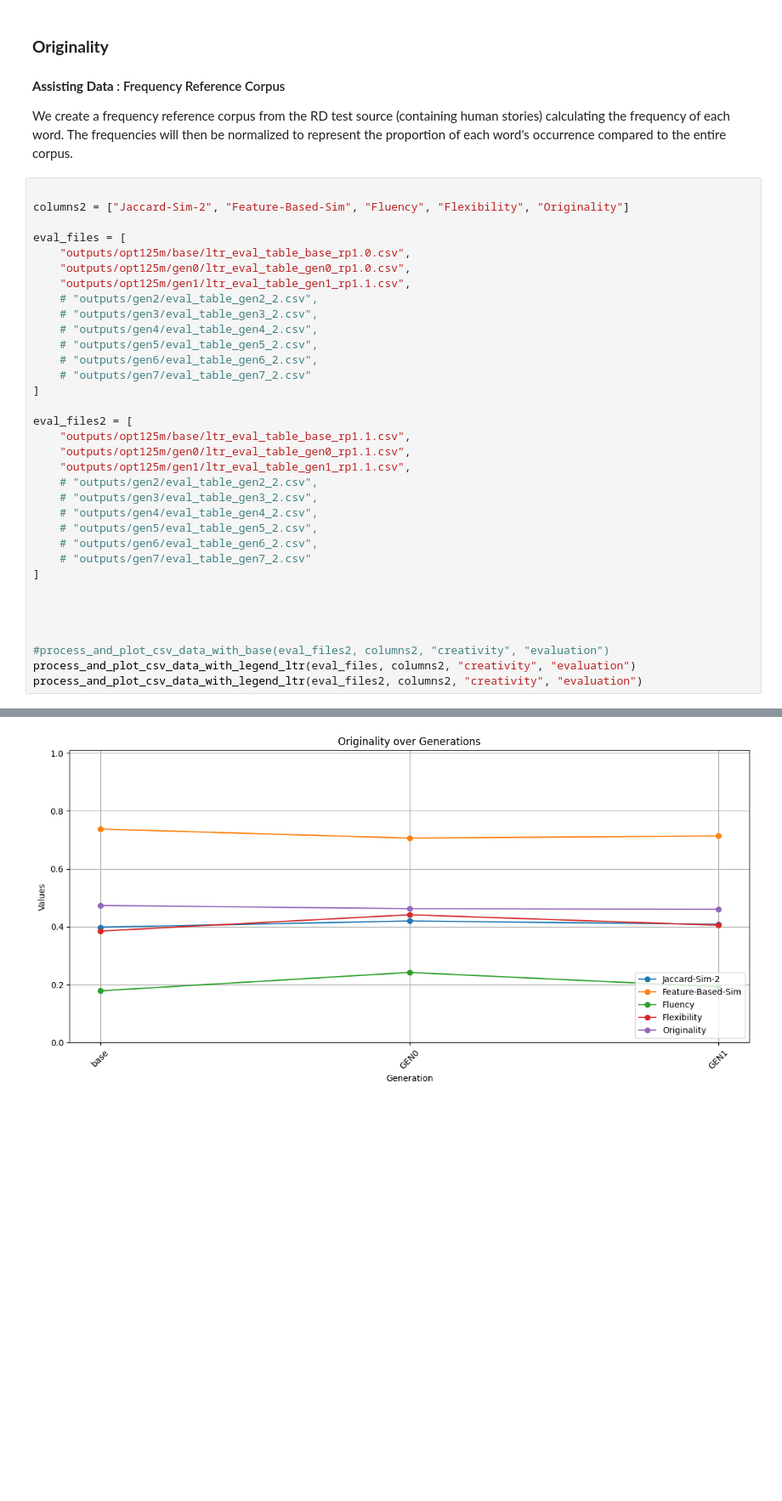
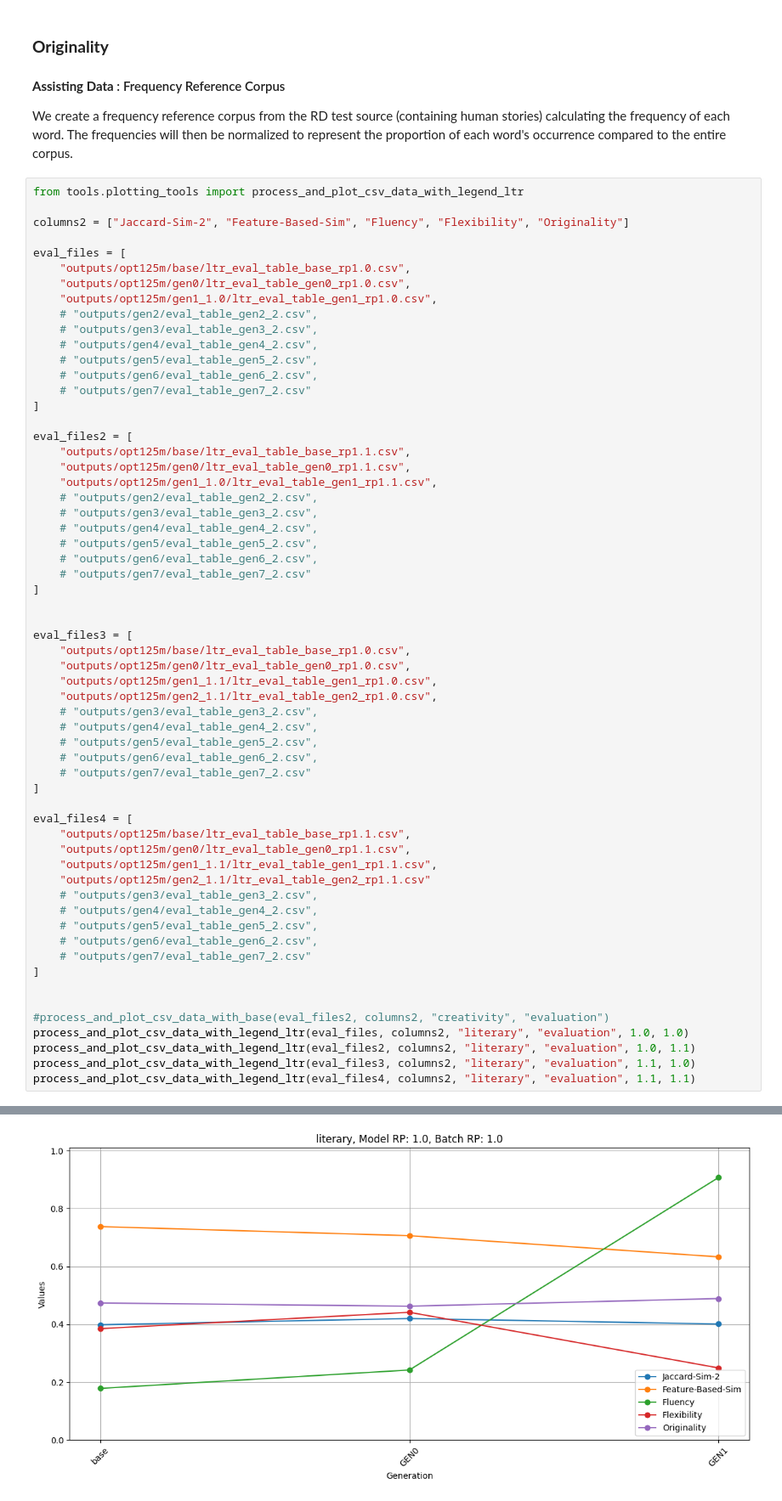
Before and after one commit to VasilisAvgoustakis/BA_Thesis_Experiment, a Jupyter notebook: evaluation.ipynb, the cells around one changed output, grey strips where cells are left out. Shown at 85% size. Drawn from its saved outputs; the diff is of its cells as text; blank space fills up the shorter version.

```diff
--- a/evaluation.ipynb
+++ b/evaluation.ipynb
@@ -209,13 +172,14 @@ We intentionally employ the prompt file for this purpose, believing that this ap
 #### **Assisting Data** : Frequency Reference Corpus
 We create a frequency reference corpus from the RD test source (containing human stories) calculating the frequency of each word. The frequencies will then be normalized to represent the proportion of each word's occurrence compared to the entire corpus.
 # %%
+from tools.plotting_tools import process_and_plot_csv_data_with_legend_ltr
 
 columns2 = ["Jaccard-Sim-2", "Feature-Based-Sim", "Fluency", "Flexibility", "Originality"]
 
 eval_files = [
     "outputs/opt125m/base/ltr_eval_table_base_rp1.0.csv",
     "outputs/opt125m/gen0/ltr_eval_table_gen0_rp1.0.csv",
-    "outputs/opt125m/gen1/ltr_eval_table_gen1_rp1.1.csv",
+    "outputs/opt125m/gen1_1.0/ltr_eval_table_gen1_rp1.0.csv",
     # "outputs/gen2/eval_table_gen2_2.csv",
     # "outputs/gen3/eval_table_gen3_2.csv",
     # "outputs/gen4/eval_table_gen4_2.csv",
@@ -227,7 +191,7 @@ eval_files = [
 eval_files2 = [
     "outputs/opt125m/base/ltr_eval_table_base_rp1.1.csv",
     "outputs/opt125m/gen0/ltr_eval_table_gen0_rp1.1.csv",
-    "outputs/opt125m/gen1/ltr_eval_table_gen1_rp1.1.csv",
+    "outputs/opt125m/gen1_1.0/ltr_eval_table_gen1_rp1.1.csv",
     # "outputs/gen2/eval_table_gen2_2.csv",
     # "outputs/gen3/eval_table_gen3_2.csv",
     # "outputs/gen4/eval_table_gen4_2.csv",
@@ -237,11 +201,36 @@ eval_files2 = [
 ]
 
 
+eval_files3 = [
+    "outputs/opt125m/base/ltr_eval_table_base_rp1.0.csv",
+    "outputs/opt125m/gen0/ltr_eval_table_gen0_rp1.0.csv",
+    "outputs/opt125m/gen1_1.1/ltr_eval_table_gen1_rp1.0.csv",
+    "outputs/opt125m/gen2_1.1/ltr_eval_table_gen2_rp1.0.csv",
+    # "outputs/gen3/eval_table_gen3_2.csv",
+    # "outputs/gen4/eval_table_gen4_2.csv",
+    # "outputs/gen5/eval_table_gen5_2.csv",
+    # "outputs/gen6/eval_table_gen6_2.csv",
+    # "outputs/gen7/eval_table_gen7_2.csv"
+]
+
+eval_files4 = [
+    "outputs/opt125m/base/ltr_eval_table_base_rp1.1.csv",
+    "outputs/opt125m/gen0/ltr_eval_table_gen0_rp1.1.csv",
+    "outputs/opt125m/gen1_1.1/ltr_eval_table_gen1_rp1.1.csv",
+    "outputs/opt125m/gen2_1.1/ltr_eval_table_gen2_rp1.1.csv"
+    # "outputs/gen3/eval_table_gen3_2.csv",
+    # "outputs/gen4/eval_table_gen4_2.csv",
+    # "outputs/gen5/eval_table_gen5_2.csv",
+    # "outputs/gen6/eval_table_gen6_2.csv",
+    # "outputs/gen7/eval_table_gen7_2.csv"
+]
 
 
 #process_and_plot_csv_data_with_base(eval_files2, columns2, "creativity", "evaluation")
-process_and_plot_csv_data_with_legend_ltr(eval_files, columns2, "creativity", "evaluation")
-process_and_plot_csv_data_with_legend_ltr(eval_files2, columns2, "creativity", "evaluation")
+process_and_plot_csv_data_with_legend_ltr(eval_files, columns2, "literary", "evaluation", 1.0, 1.0)
+process_and_plot_csv_data_with_legend_ltr(eval_files2, columns2, "literary", "evaluation", 1.0, 1.1)
+process_and_plot_csv_data_with_legend_ltr(eval_files3, columns2, "literary", "evaluation", 1.1, 1.0)
+process_and_plot_csv_data_with_legend_ltr(eval_files4, columns2, "literary", "evaluation", 1.1, 1.1)
 # %% [output]
       Jaccard-Sim-2  Feature-Based-Sim   Fluency  Flexibility  Originality
 base       0.398439           0.737555  0.178515     0.384950     0.473637
@@ -250,4 +239,4 @@ GEN1       0.408498           0.713784  0.192574     0.405347     0.460204
-[figure, old version]
+[figure, new version]
       Jaccard-Sim-2  Feature-Based-Sim   Fluency  Flexibility  Originality
 base       0.416604           0.813849  0.653364     0.683364     0.571428
 GEN0       0.459777           0.838054  0.985000     0.801176     0.555424
```
Also changed, not shown: parts of 4 cells of this notebook, 30 other files.
